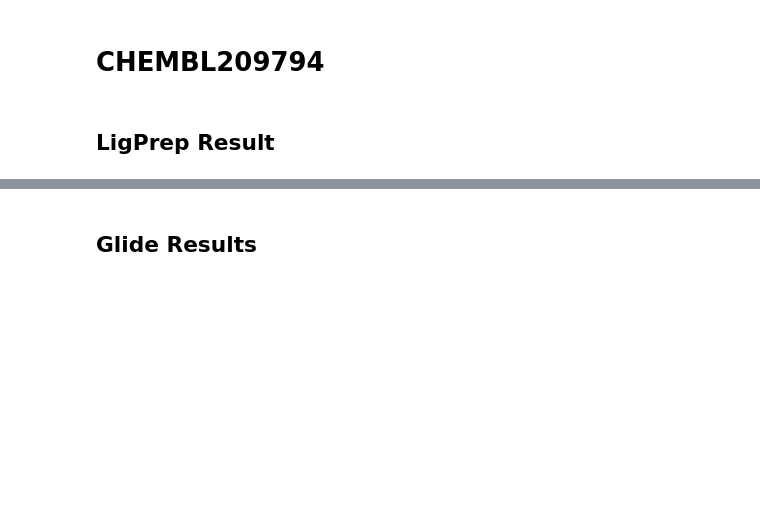
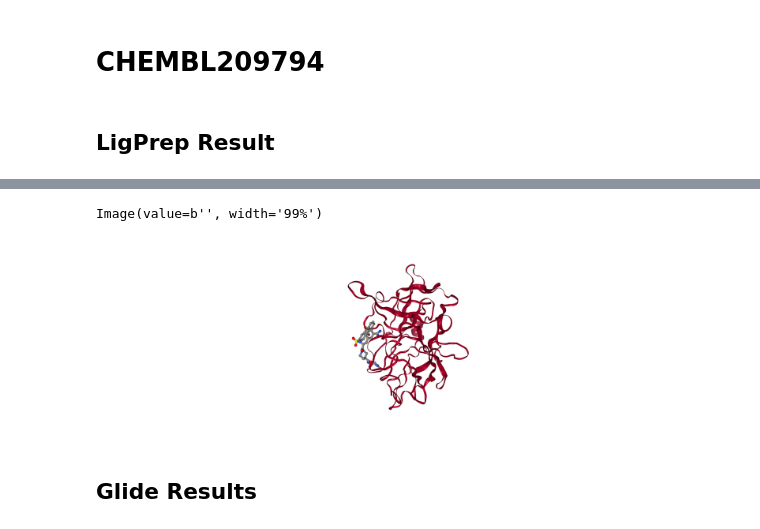
Before and after one commit to hemahecodes/PeleAI-results, a Jupyter notebook: Untitled.ipynb, the cells around one changed output, grey strips where cells are left out. Saved outputs shown, nothing was run; the diff lists cells and outputs as text; code cells hidden in the pictures; blank space fills up the shorter version.

```diff
--- a/Untitled.ipynb
+++ b/Untitled.ipynb
@@ -39,6 +60,6 @@ LigPrep Parameters Used
 # %%
 m = Chem.MolFromPDBFile("lig_set/CHEMBL209794/LIG_Pele/input/ligand.pdb")
 _ = AllChem.EmbedMultipleConfs(m, useExpTorsionAnglePrefs=True, useBasicKnowledge=True)
-view = nglview.show_rdkit(m)
-view
+view2 = nglview.show_rdkit(m)
+view2
 # %% [output]
@@ -49,4 +70,12 @@ RDKit ERROR: [10:20:29] UFFTYPER: Unrecognized atom type: S_5+4 (17)
 NGLWidget()
+# %%
+view2.render_image()
+# %% [output]
+Image(value=b'', width='99%')
+# %%
+view2._display_image()
+# %% [output]
+[figure, added]
 # %% [markdown]
 ## Glide Results
 # %%
```
Also changed, not shown: parts of 35 cells of this notebook.
